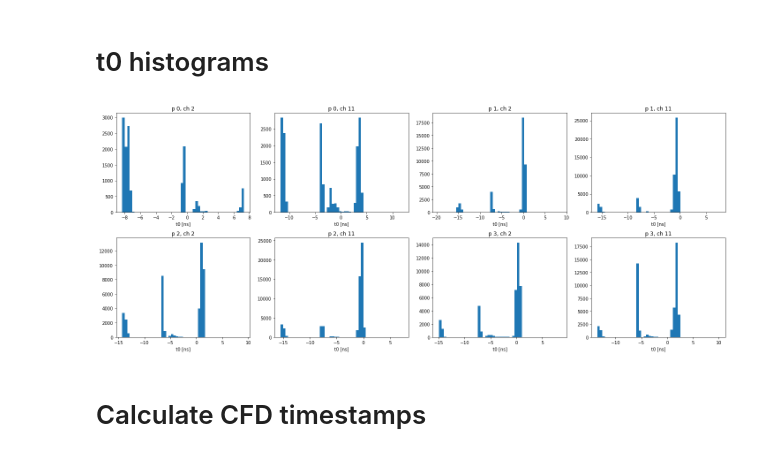
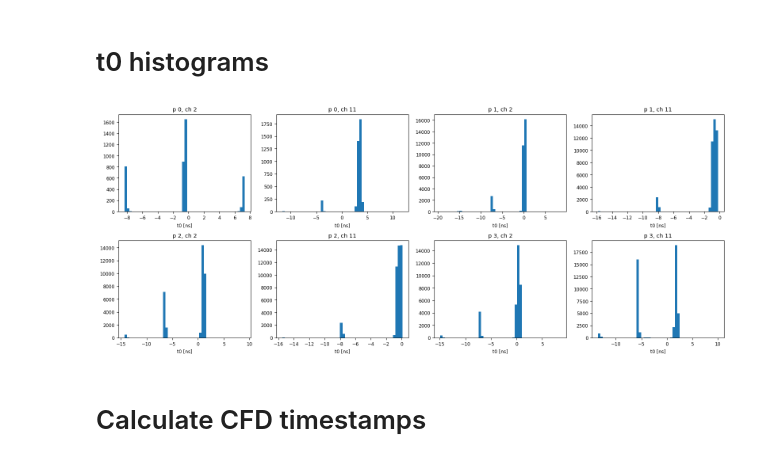
Before and after one commit to MatiXOfficial/pps-timing-ml, a Jupyter notebook: first_tests.ipynb, the cells around one changed output. Cells and saved outputs as stored; diff of their text form; code cells hidden in the pictures.

```diff
--- a/first_tests.ipynb
+++ b/first_tests.ipynb
@@ -152,7 +141,9 @@ class EventData:
 
 # load the dataset
 with open(DATASET_PATH, 'rb') as file:
-    dataset = pickle.load(file)
+    original_dataset = pickle.load(file)
+
+dataset = copy.deepcopy(original_dataset)
 # %%
 print(dataset[3375])
 # %% [output]
@@ -174,0 +201,28 @@ file_raw.close()
+# %%
+for event, event_data in dataset.items():
+    for plane, plane_data in event_data.planes.items():
+        for channel, wav_data in list(plane_data.items()):
+            thresholds = channel_thresholds[(plane, channel)]
+            if not thresholds[0] <= np.max(wav_data.series[1]) <= thresholds[1]:
+                del plane_data[channel]
+# %%
+vmax_histograms = defaultdict(list)
+for event, event_data in dataset.items():
+    for plane, plane_data in event_data.planes.items():
+        for channel, wav_data in plane_data.items():
+            vmax_histograms[(plane, channel)].append(np.max(wav_data.series[1]))
+
+plt.figure(figsize=(16, 6.5))
+plt.rc('font', size=8.5)
+for i, ((plane, channel), vmax_list) in enumerate(sorted(vmax_histograms.items())):
+    thresholds = channel_thresholds[(plane, channel)]
+    plt.subplot(2, 4, i + 1)
+    plt.hist(vmax_list, bins=50)
+    plt.axvline(thresholds[0], c='red')
+    plt.axvline(thresholds[1], c='red')
+    plt.title(f'p {plane}, ch {channel}')
+    plt.xlabel('vmax [V]')
+
+plt.suptitle('After removing noisy and caturated events')
+plt.tight_layout()
+plt.show()
@@ -180,19 +236,26 @@ for event_data in dataset.values():
     for plane, channel, wav_data in event_data.get_all_waveforms():
         t0_dict[(plane, channel)].append(wav_data.t0)
 # %%
-plt.figure(figsize=(20, 8))
+vmax_histograms = defaultdict(list)
+for event, event_data in dataset.items():
+    for plane, plane_data in event_data.planes.items():
+        for channel, wav_data in plane_data.items():
+            vmax_histograms[(plane, channel)].append(np.max(wav_data.series[1]))
+
+plt.figure(figsize=(16, 6.5))
+plt.rc('font', size=8.5)
 
 for i, (plane, channel) in enumerate(sorted(t0_dict.keys())):
     t0_arr = t0_dict[(plane, channel)]
     plt.subplot(2, 4, i + 1)
     plt.hist(t0_arr, bins=50)
     plt.title(f'p {plane}, ch {channel}')
     plt.xlabel('t0 [ns]')
 
 plt.tight_layout()
 plt.show()
 # %% [output]
-[figure, old version]
+[figure, new version]
 # %% [markdown]
 # Calculate CFD timestamps
 # %%
```
Also changed, not shown: parts of 15 cells of this notebook.
